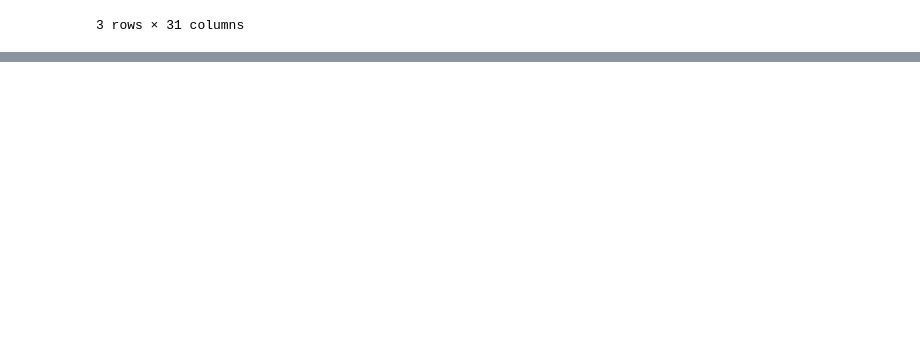
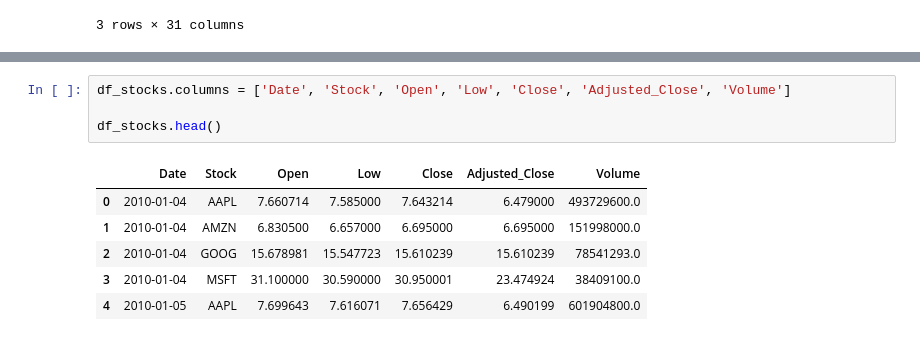
Before and after one commit to EthanFalcao/Sentiment-Analysis-in-Financial-Markets, a Jupyter notebook: (Stocks) - Exploratory Data Analysis.ipynb, the cells around one changed output, grey strips where cells are left out. Drawn from its saved outputs; the diff is of its cells as text; blank space fills up the shorter version.

```diff
--- a/(Stocks) - Exploratory Data Analysis.ipynb
+++ b/(Stocks) - Exploratory Data Analysis.ipynb
@@ -86,0 +87,11 @@ KeyError: 'Date'
+# %%
+df_stocks.columns = ['Date', 'Stock', 'Open', 'Low', 'Close', 'Adjusted_Close', 'Volume']
+
+df_stocks.head()
+# %% [output]
+|  | Date | Stock | Open | Low | Close | Adjusted_Close | Volume |
+| 0 | 2010-01-04 | AAPL | 7.660714 | 7.585000 | 7.643214 | 6.479000 | 493729600.0 |
+| 1 | 2010-01-04 | AMZN | 6.830500 | 6.657000 | 6.695000 | 6.695000 | 151998000.0 |
+| 2 | 2010-01-04 | GOOG | 15.678981 | 15.547723 | 15.610239 | 15.610239 | 78541293.0 |
+| 3 | 2010-01-04 | MSFT | 31.100000 | 30.590000 | 30.950001 | 23.474924 | 38409100.0 |
+| 4 | 2010-01-05 | AAPL | 7.699643 | 7.616071 | 7.656429 | 6.490199 | 601904800.0 |
```
Also changed, not shown: parts of 14 cells of this notebook.
